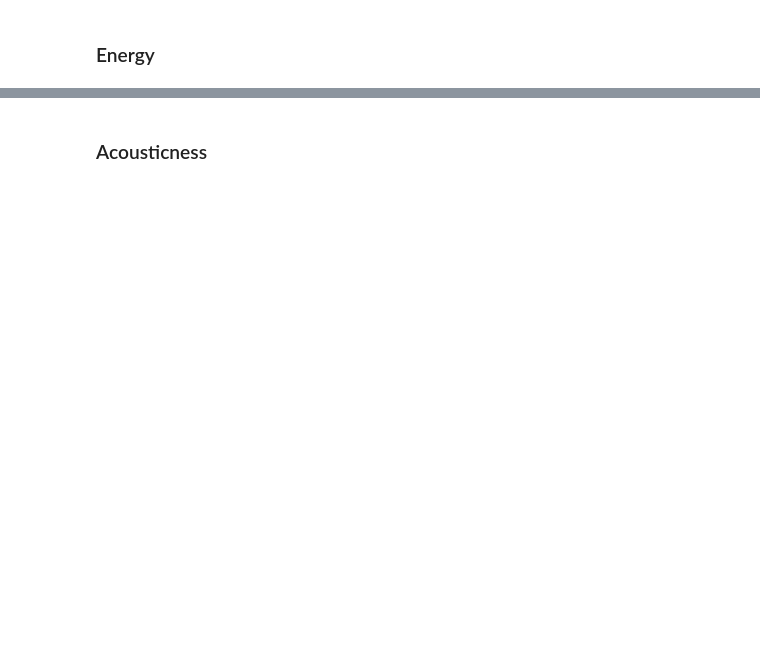
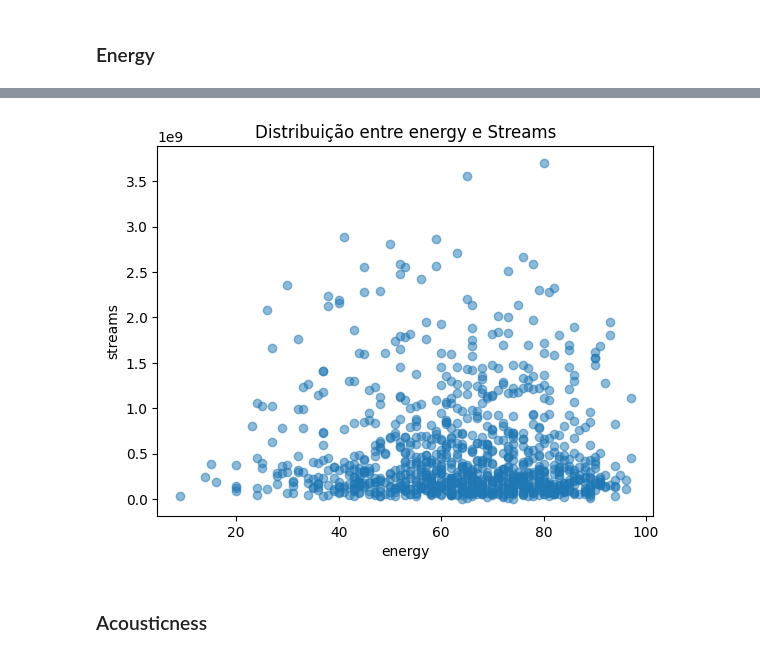
Before and after one commit to matheusinit/spotify-data, a Jupyter notebook: 00_init.ipynb, the cells around one changed output, grey strips where cells are left out. Saved outputs shown, nothing was run; the diff lists cells and outputs as text; code cells hidden in the pictures; blank space fills up the shorter version.

```diff
--- a/00_init.ipynb
+++ b/00_init.ipynb
@@ -84,2 +151,10 @@ energy.describe()
+# %%
+plt.scatter(x=energy, y=df['streams'], alpha=0.5)
+plt.title('Distribuição entre energy e Streams')
+plt.xlabel('energy')
+plt.ylabel('streams')
+plt.show()
+# %% [output]
+[figure, added]
 # %% [markdown]
 ### Acousticness
```
Also changed, not shown: parts of 32 cells of this notebook.
